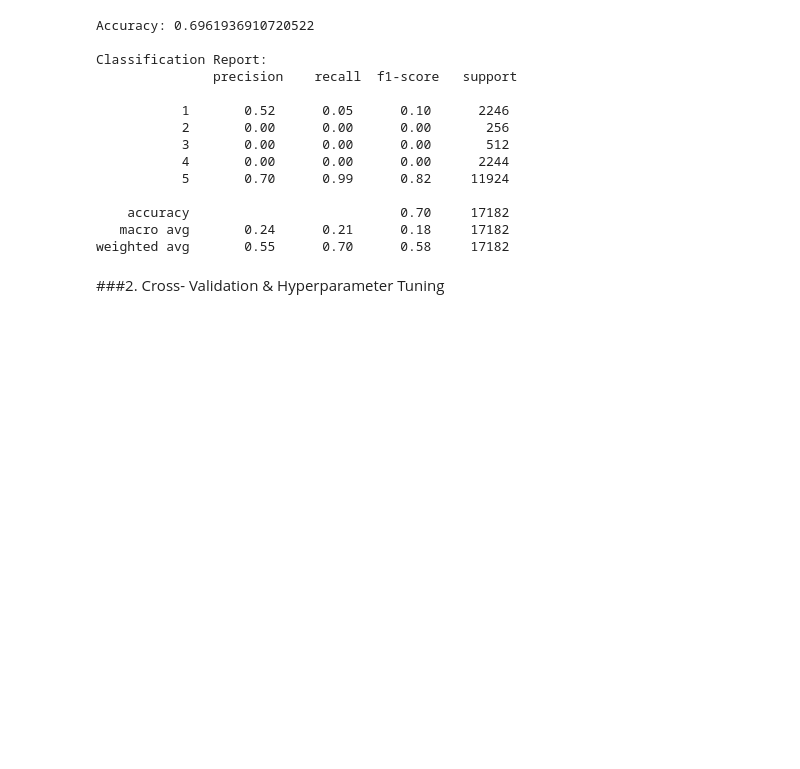
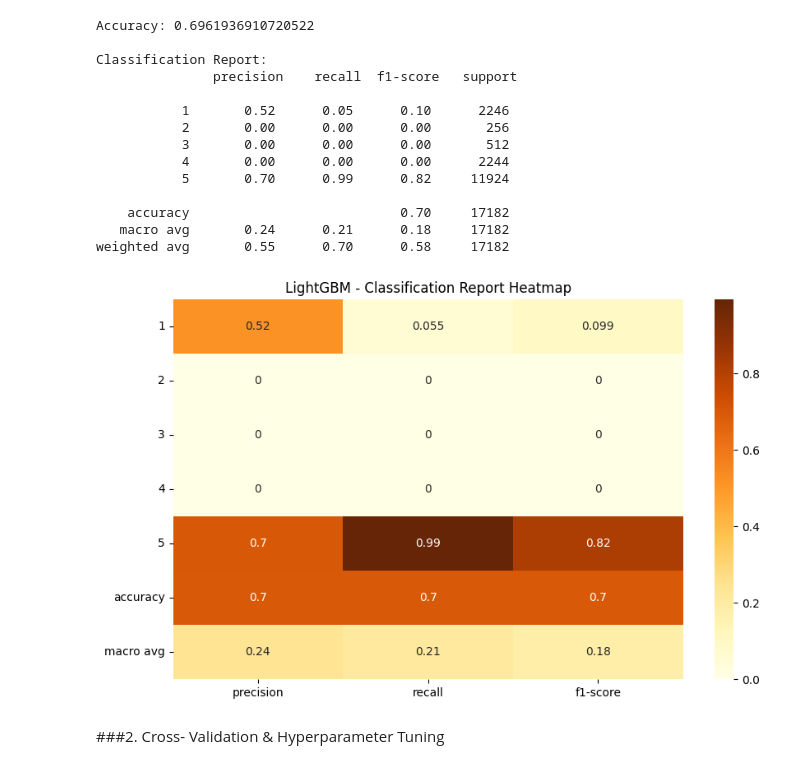
Before and after one commit to Jan2309jr/csat-prediction, a Jupyter notebook: csat_score_prediction.ipynb, the cells around one changed output. Cells and saved outputs as stored; diff of their text form; code cells hidden in the pictures; blank space fills up the shorter version.

```diff
--- a/csat_score_prediction.ipynb
+++ b/csat_score_prediction.ipynb
@@ -1185,6 +1157,16 @@ Classification Report:
     accuracy                           0.70     17182
    macro avg       0.24      0.21      0.18     17182
 weighted avg       0.55      0.70      0.58     17182
+# %%
+
+report = classification_report(y_test, y_pred, output_dict=True, zero_division=0)
+df_report = pd.DataFrame(report).transpose()
+plt.figure(figsize=(10, 6))
+sb.heatmap(df_report.iloc[:-1, :-1], annot=True, cmap='YlOrBr')
+plt.title("LightGBM - Classification Report Heatmap")
+plt.show()
+# %% [output]
+[figure, added]
 # %% [markdown]
 ###2. Cross- Validation & Hyperparameter Tuning
 # %%
```
Also changed, not shown: parts of 28 cells of this notebook.
